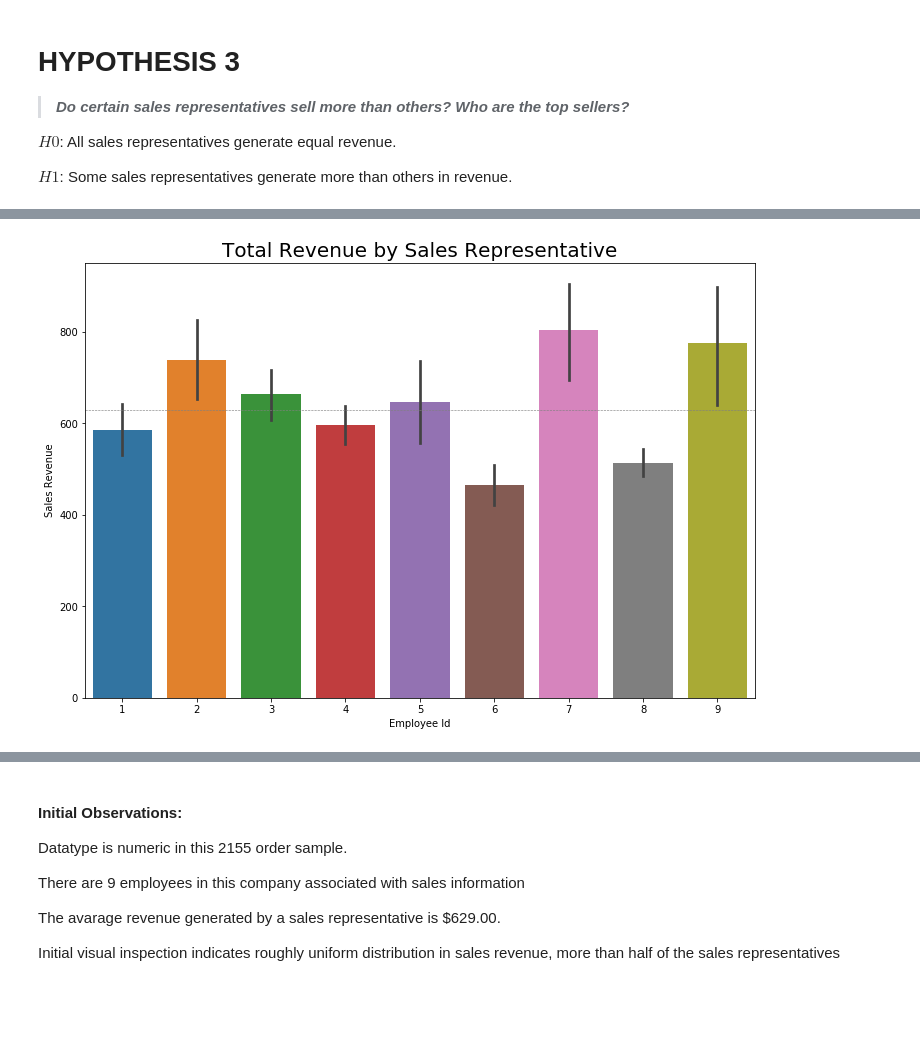
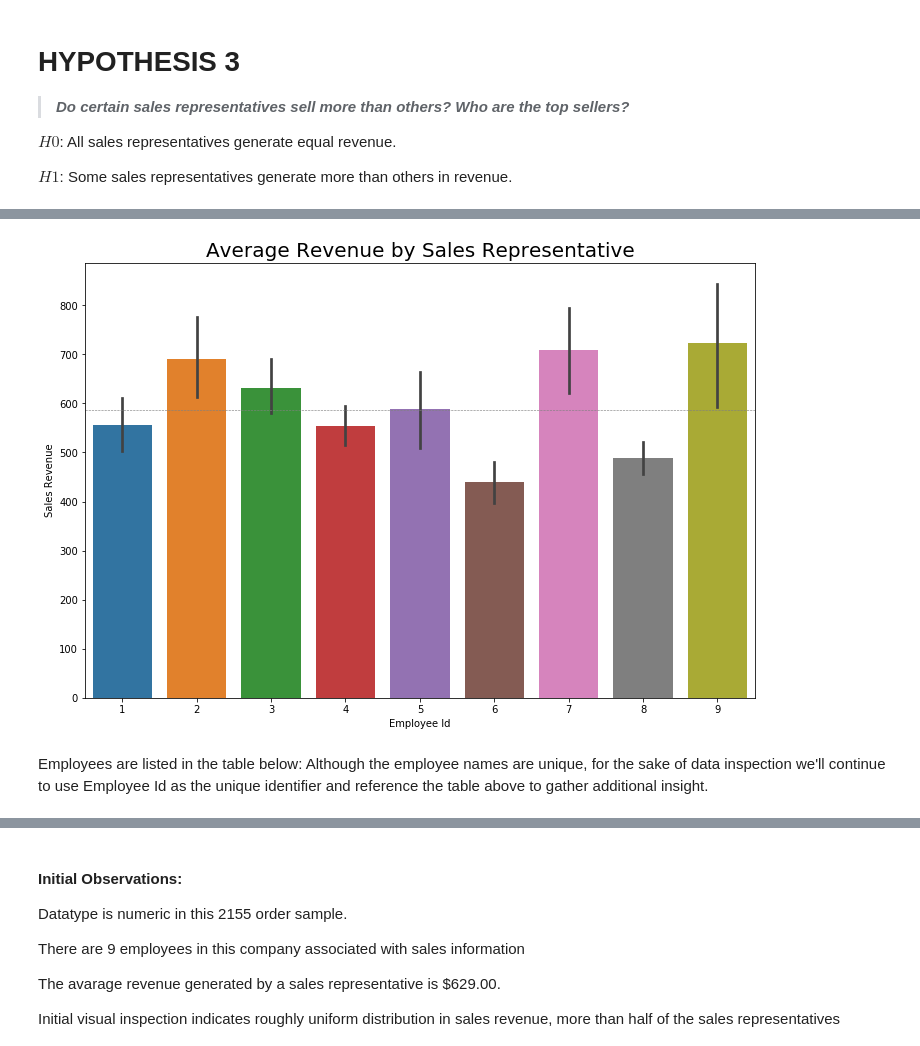
Before and after one commit to andiosika/hypothesis_testing_workflow_python, a Jupyter notebook: student.ipynb, the cells around one changed output, grey strips where cells are left out. Saved outputs shown, nothing was run; the diff lists cells and outputs as text; code cells hidden in the pictures; blank space fills up the shorter version.

```diff
--- a/student.ipynb
+++ b/student.ipynb
@@ -656,8 +882,8 @@ dfr
 # %%
-dfr['Margin'] = (dfr['SalesPrice']-(dfr['SalesPrice']*dfr['Discount'])) - dfr['COGS']
+
 
 #Sales Revenue is calculated by multiplying the adjusted price (accounting for any discounts) times quantity
-dfr['SaleRev'] = (dfr['SalesPrice'] - (dfr['SalesPrice']*dfr['Discount'])) * dfr['Quantity']
+dfr['SaleRev'] = (dfr['SalesPrice'] * (1-dfr['Discount'])) * dfr['Quantity']
 # %%
 empcount = len(dfr['EmployeeId'].unique())
 avrev = dfr['SaleRev'].mean()
@@ -681,10 +907,14 @@ plt.show()
 # %%
+##is there a way to sort this???
 fig, ax = plt.subplots(figsize=(12,8))
 sns.barplot(data=dfr, x='EmployeeId', y='SaleRev', ci=68, ax=ax)
-plt.title('Total Revenue by Sales Representative', fontsize=20)
+plt.title('Average Revenue by Sales Representative', fontsize=20)
 plt.axhline(avrev,linestyle="--", color='gray', linewidth=.6 )
 plt.xlabel('Employee Id')
 plt.ylabel('Sales Revenue')
 plt.show()
 # %% [output]
-[figure, old version]
+[figure, new version]
+# %% [markdown]
+Employees are listed in the table below:
+Although the employee names are unique, for the sake of data inspection we'll continue to use Employee Id as the unique identifier and reference the table above to gather additional insight.
```
Also changed, not shown: parts of 205 cells of this notebook, 2 other files.
